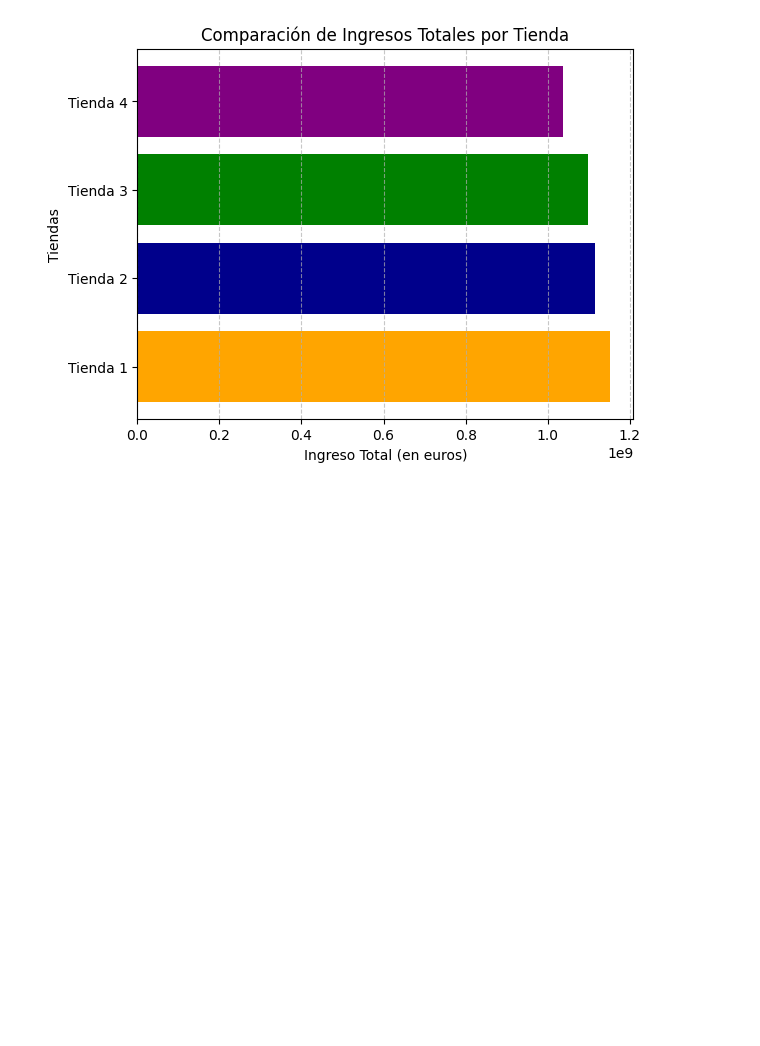
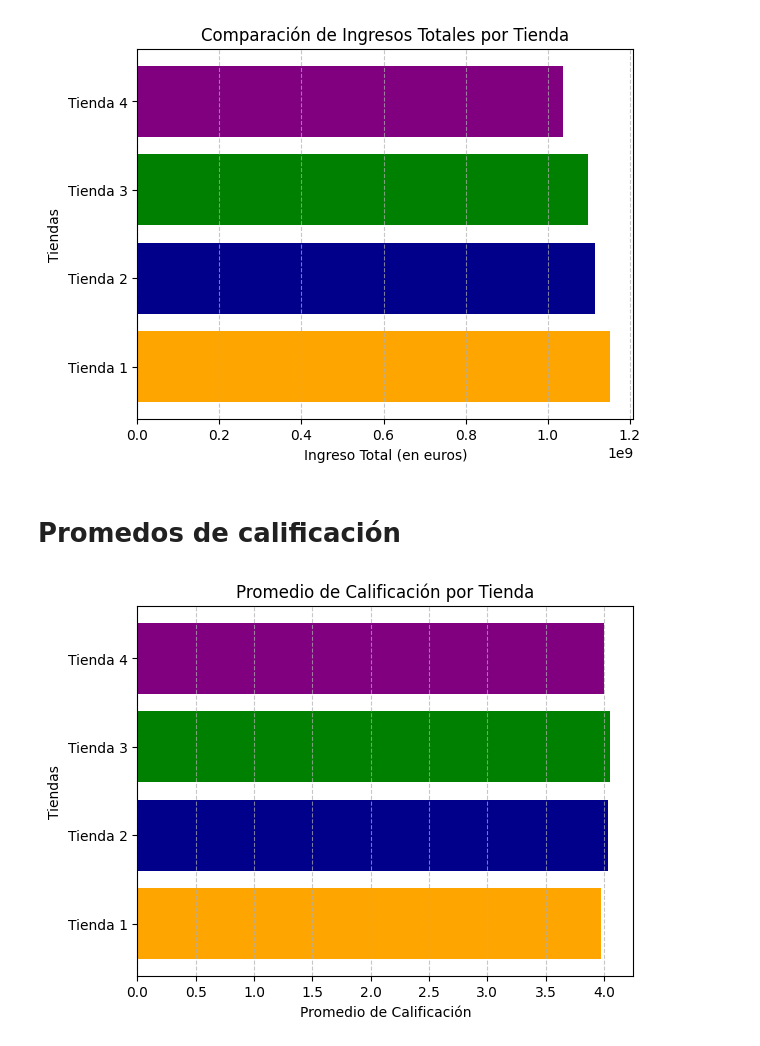
Before and after one commit to PatiPat76/STORE_ALURA, a Jupyter notebook: AluraStoreLatam.ipynb, the cells around one changed output. Saved outputs shown, nothing was run; the diff lists cells and outputs as text; code cells hidden in the pictures; blank space fills up the shorter version.

```diff
--- a/AluraStoreLatam.ipynb
+++ b/AluraStoreLatam.ipynb
@@ -332,3 +334,30 @@ plt.grid(axis='x', linestyle='--', alpha=0.7)
 plt.show()
 # %% [output]
 [figure]
+# %% [markdown]
+# Promedos de calificación
+# %%
+import matplotlib.pyplot as plt
+
+# Datos: Promedios de calificación de cada tienda
+promedios_calificacion = [promedio_tienda1, promedio_tienda2, promedio_tienda3, promedio_tienda4]
+
+# Nombres de las tiendas
+nombres_tiendas = ['Tienda 1', 'Tienda 2', 'Tienda 3', 'Tienda 4']
+
+# Colores para cada barra
+colores = ['orange', 'darkblue', 'green', 'purple']
+
+# Crear gráfica de barras horizontales
+plt.barh(nombres_tiendas, promedios_calificacion, color=colores)
+
+# Personalizar la gráfica
+plt.xlabel('Promedio de Calificación')
+plt.ylabel('Tiendas')
+plt.title('Promedio de Calificación por Tienda')
+plt.grid(axis='x', linestyle='--', alpha=0.7)
+
+# Mostrar gráfica
+plt.show()
+# %% [output]
+[figure, added]
```
Also changed, not shown: parts of 9 cells of this notebook.
